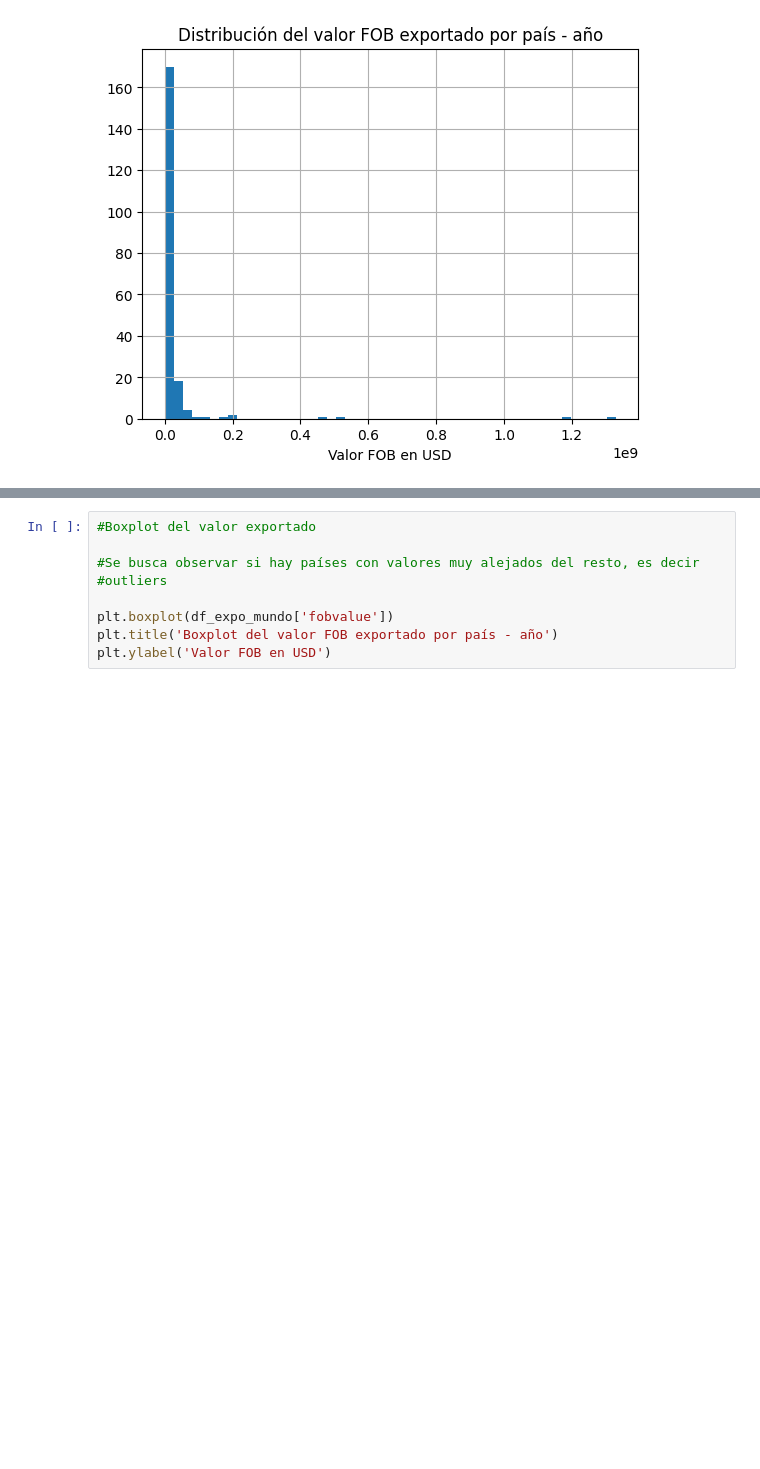
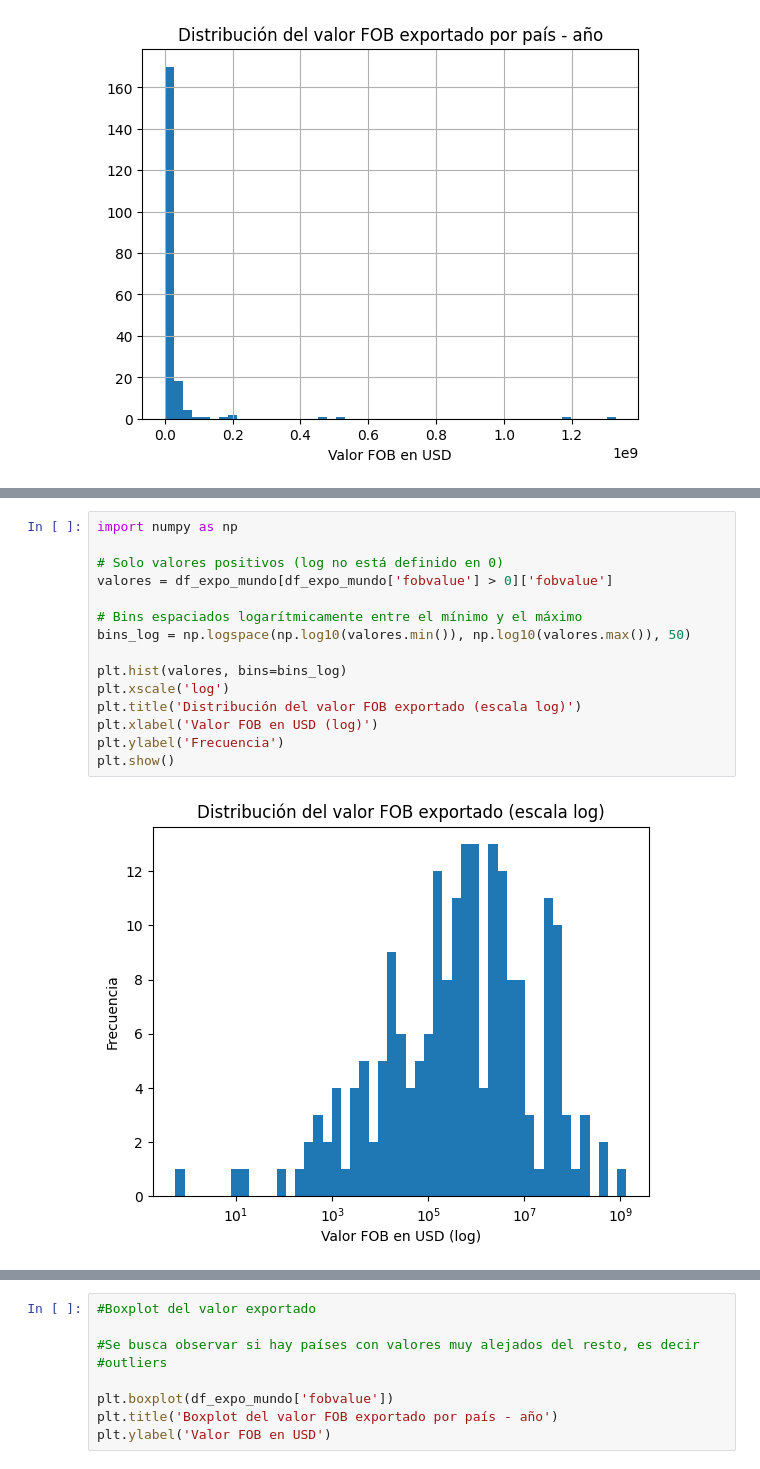
Before and after one commit to Renata-Bilotti/Hackatho-Grupo-4, a Jupyter notebook: Hacathon_Grupo_4_Mercado_de_Alfalfa.ipynb, the cells around one changed output, grey strips where cells are left out. Drawn from its saved outputs; the diff is of its cells as text; blank space fills up the shorter version.

```diff
--- a/Hacathon_Grupo_4_Mercado_de_Alfalfa.ipynb
+++ b/Hacathon_Grupo_4_Mercado_de_Alfalfa.ipynb
@@ -481,0 +494,17 @@ plt.show()
+# %%
+import numpy as np
+
+# Solo valores positivos (log no está definido en 0)
+valores = df_expo_mundo[df_expo_mundo['fobvalue'] > 0]['fobvalue']
+
+# Bins espaciados logarítmicamente entre el mínimo y el máximo
+bins_log = np.logspace(np.log10(valores.min()), np.log10(valores.max()), 50)
+
+plt.hist(valores, bins=bins_log)
+plt.xscale('log')
+plt.title('Distribución del valor FOB exportado (escala log)')
+plt.xlabel('Valor FOB en USD (log)')
+plt.ylabel('Frecuencia')
+plt.show()
+# %% [output]
+[figure, added]
```
Also changed, not shown: parts of 10 cells of this notebook.
